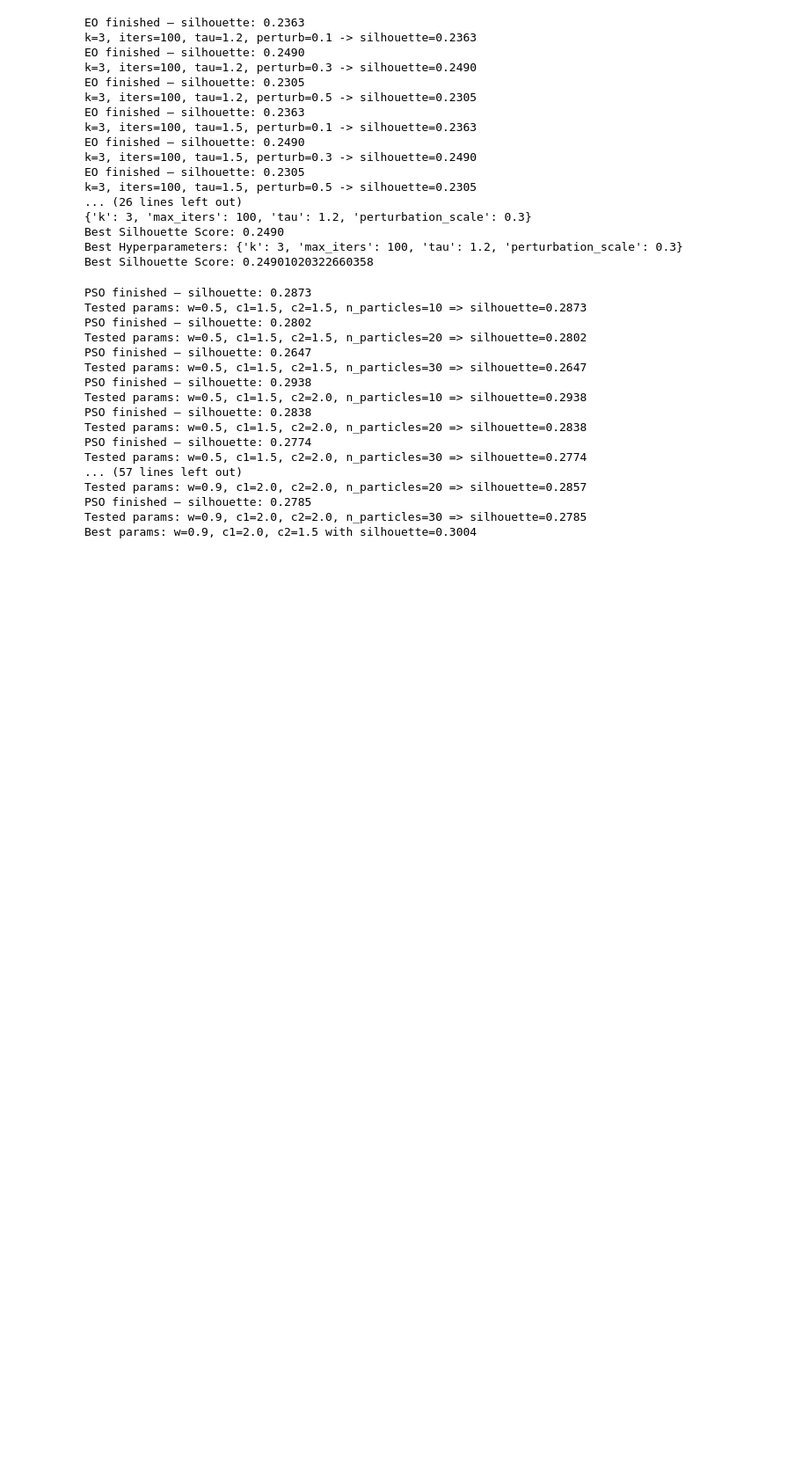
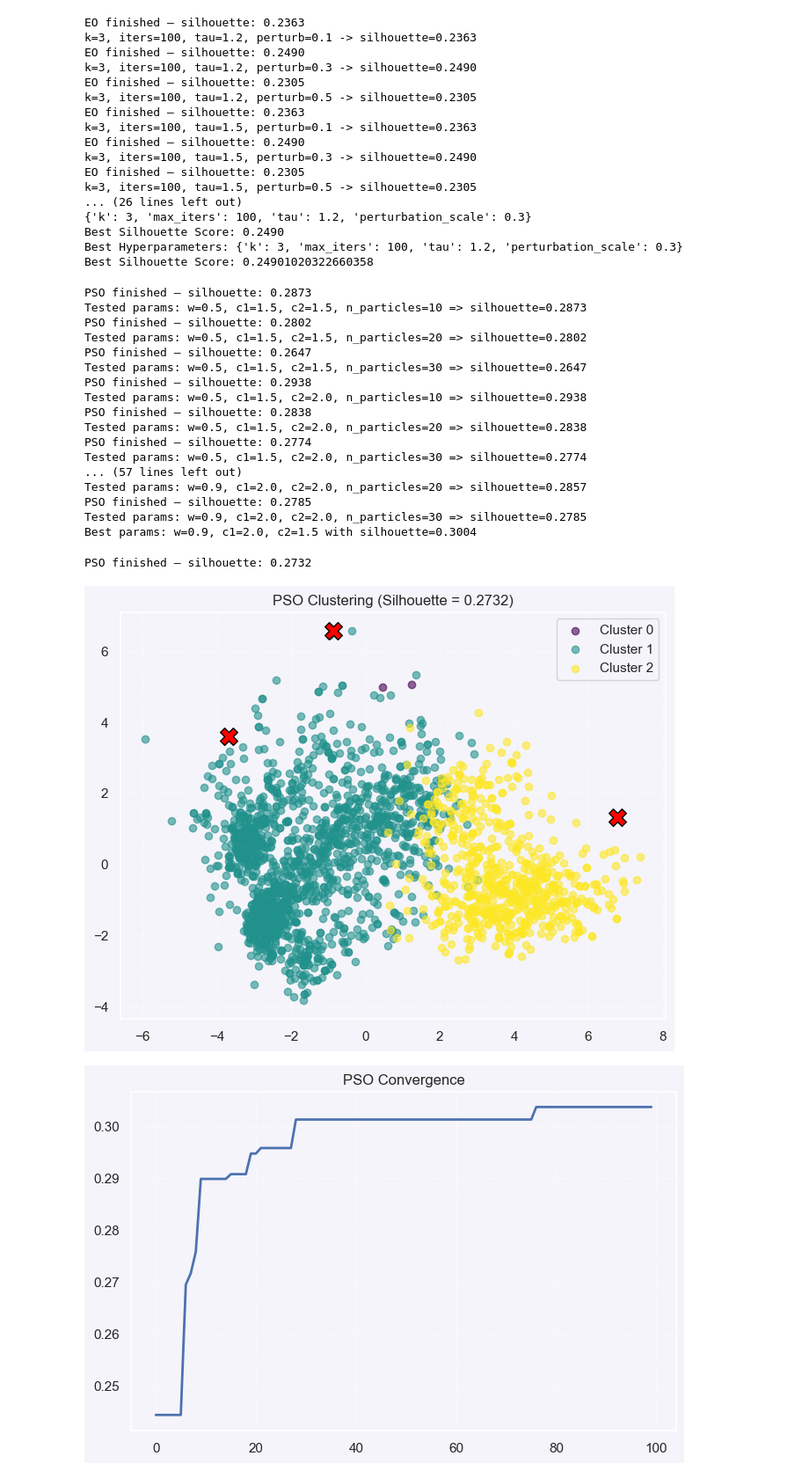
Before and after one commit to mrieden/CI_project, a Jupyter notebook: main.ipynb, the cells around one changed output. Shown at 88% size. Saved outputs shown, nothing was run; the diff lists cells and outputs as text; code cells hidden in the pictures; blank space fills up the shorter version.

```diff
--- a/main.ipynb
+++ b/main.ipynb
@@ -382,6 +382,19 @@ Tested params: w=0.9, c1=2.0, c2=2.0, n_particles=20 => silhouette=0.2857
 PSO finished — silhouette: 0.2785
 Tested params: w=0.9, c1=2.0, c2=2.0, n_particles=30 => silhouette=0.2785
 Best params: w=0.9, c1=2.0, c2=1.5 with silhouette=0.3004
+# %%
+from algorithm.PSO import PSOClustering
+
+pso = PSOClustering(k=3, n_particles=30,w=0.9,c1=2.0, c2=1.5, max_iters=100, random_state=42)
+pso = pso.fit(pca_df)
+
+labels = pso.predict(pca_df)
+pso.plot_clusters(pca_df, labels)
+pso.plot_convergence()
+# %% [output]
+PSO finished — silhouette: 0.2732
+[figure, added]
+[figure, added]
 # %%
 from algorithm.DBSCAN import DBSCAN
 
```
Also changed, not shown: parts of 9 cells of this notebook, 5 other files.
